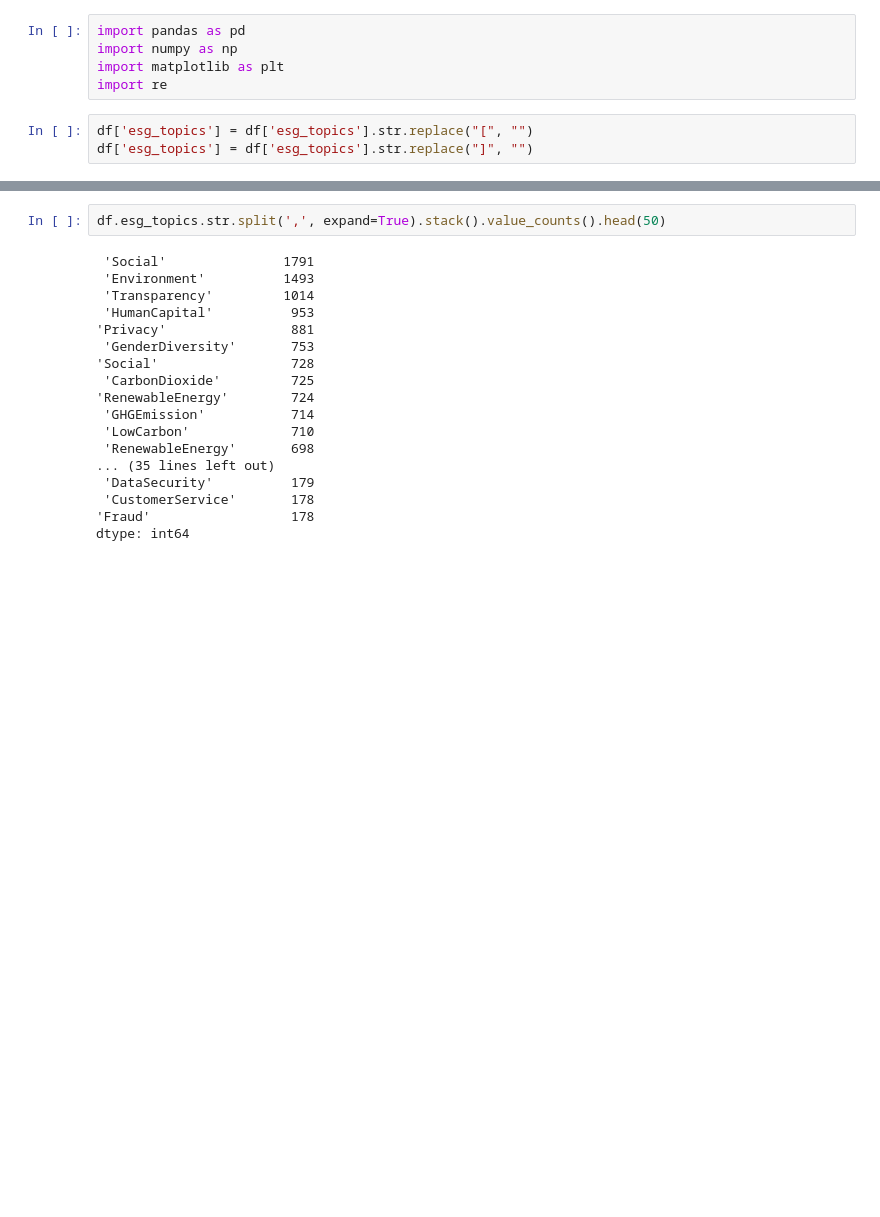
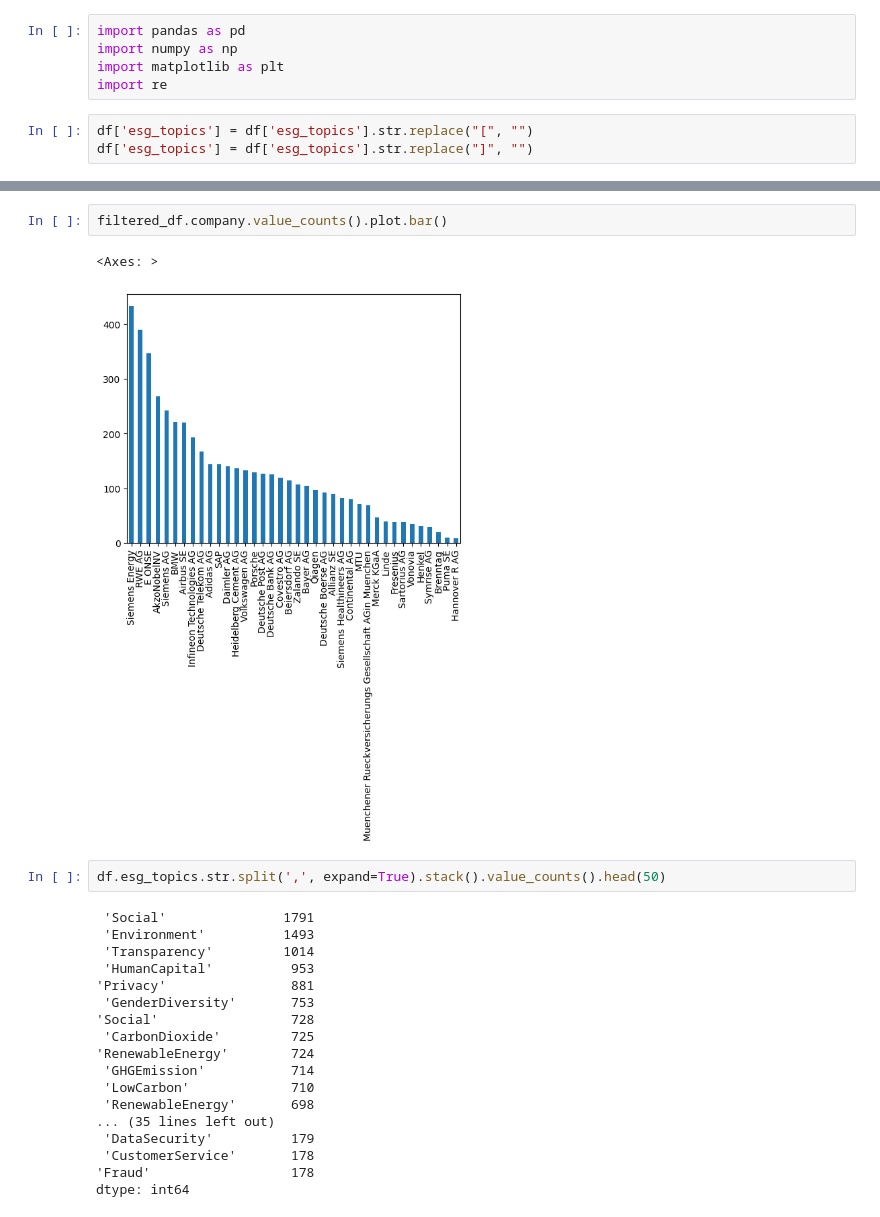
Before and after one commit to GeraldL19/Final-Year-Project-2024, a Jupyter notebook: DAX_trial_23_10_07.ipynb, the cells around one changed output, grey strips where cells are left out. Cells and saved outputs as stored; diff of their text form; blank space fills up the shorter version.

```diff
--- a/DAX_trial_23_10_07.ipynb
+++ b/DAX_trial_23_10_07.ipynb
@@ -109,3 +93,8 @@ filtered_df.iloc[4055,1]
+# %%
+filtered_df.company.value_counts().plot.bar()
+# %% [output]
+<Axes: >
+[figure, added]
 # %%
 df.esg_topics.str.split(',', expand=True).stack().value_counts().head(50)
 # %% [output]
```
Also changed, not shown: parts of 17 cells of this notebook.
